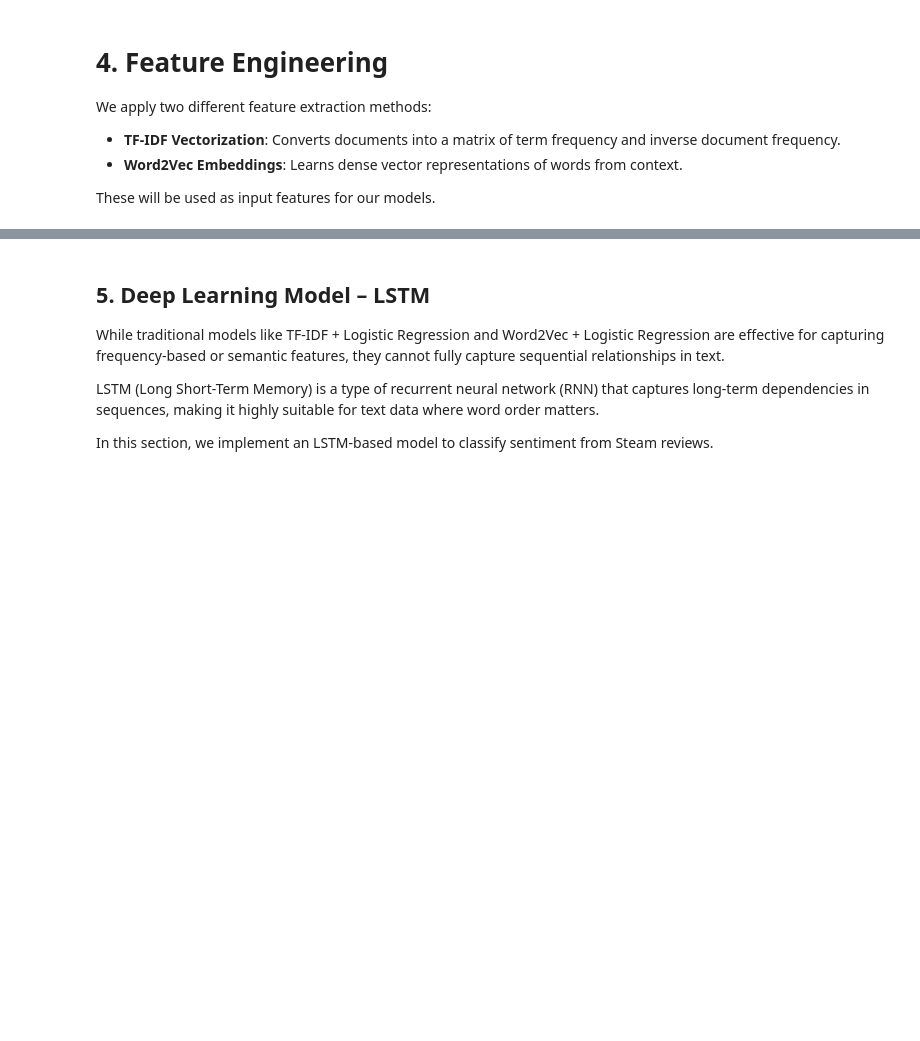
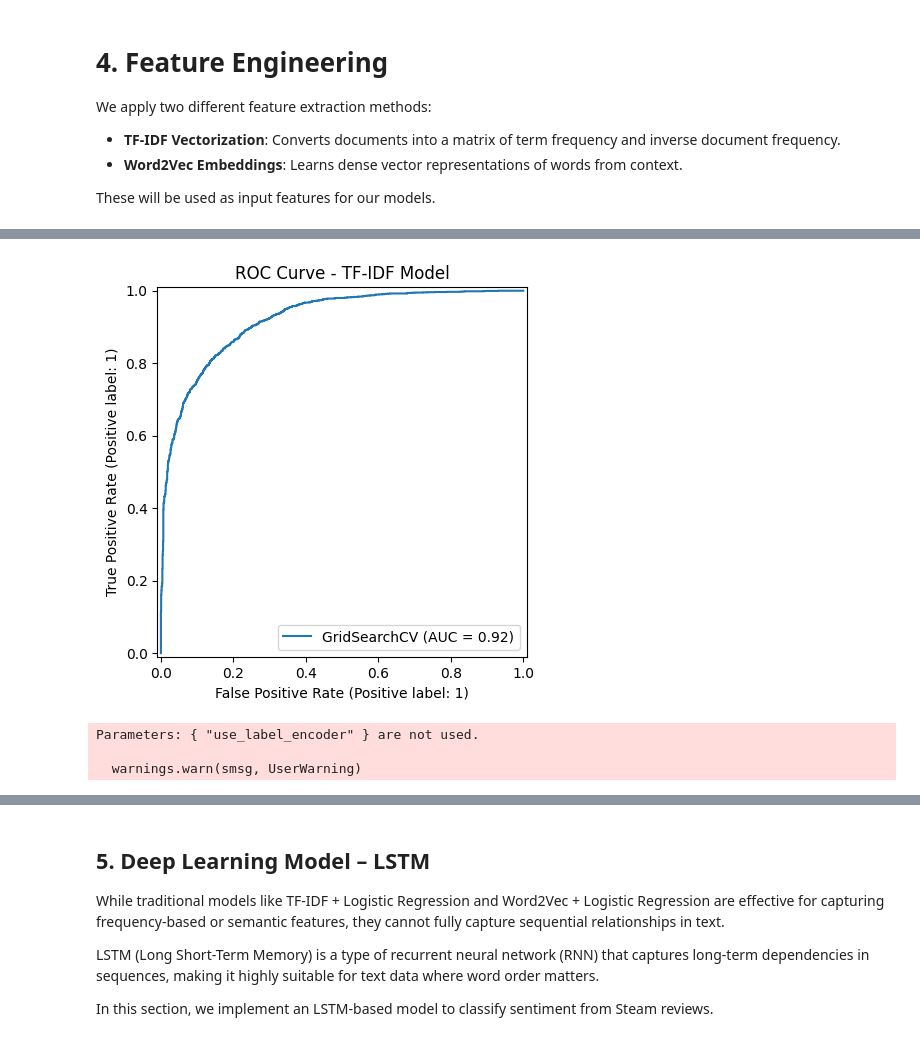
Before and after one commit to Subhangee19/DataAnalysis, a Jupyter notebook: Untitled11.ipynb, the cells around one changed output, grey strips where cells are left out. Cells and saved outputs as stored; diff of their text form; code cells hidden in the pictures; blank space fills up the shorter version.

```diff
--- a/Untitled11.ipynb
+++ b/Untitled11.ipynb
@@ -200,11 +287,18 @@ X_test_tfidf = vectorizer.transform(X_test)
 
 X_train_w2v = np.vstack(X_train.apply(get_avg_vector))
 X_test_w2v = np.vstack(X_test.apply(get_avg_vector))
-# %%
-model_tfidf = LogisticRegression(class_weight='balanced', max_iter=1000)
-model_tfidf.fit(X_train_tfidf, y_train)
-
-y_pred_tfidf = model_tfidf.predict(X_test_tfidf)
-
-print("TF-IDF + Logistic Regression")
-print(classification_report(y_test, y_pred_tfidf))
+# %%
+from sklearn.model_selection import GridSearchCV
+
+param_grid = {
+    'C': [0.01, 0.1, 1, 10, 100],
+    'solver': ['lbfgs', 'saga'],
+    'penalty': ['l2']
+}
+
+grid = GridSearchCV(LogisticRegression(class_weight='balanced', max_iter=1000), param_grid, cv=5, verbose=1)
+grid.fit(X_train_tfidf, y_train)
+
+print("Best Params:", grid.best_params_)
+
+y_pred_tfidf = grid.predict(X_test_tfidf)
@@ -218,14 +317,20 @@ plt.show()
 # %%
-RocCurveDisplay.from_estimator(model_tfidf, X_test_tfidf, y_test)
+RocCurveDisplay.from_estimator(grid, X_test_tfidf, y_test)
 plt.title('ROC Curve - TF-IDF Model')
 plt.show()
+# %% [output]
+[figure, added]
 # %%
-from sklearn.ensemble import RandomForestClassifier
+from xgboost import XGBClassifier
 
-model_w2v = RandomForestClassifier(n_estimators=200, random_state=42)
+model_w2v = XGBClassifier(use_label_encoder=False, eval_metric='logloss')
 model_w2v.fit(X_train_w2v, y_train)
 
 y_pred_w2v = model_w2v.predict(X_test_w2v)
+# %% [output]
+Parameters: { "use_label_encoder" } are not used.
+
+  warnings.warn(smsg, UserWarning)
 # %%
 cm_w2v = confusion_matrix(y_test, y_pred_w2v)
 
```
Also changed, not shown: parts of 23 cells of this notebook.
